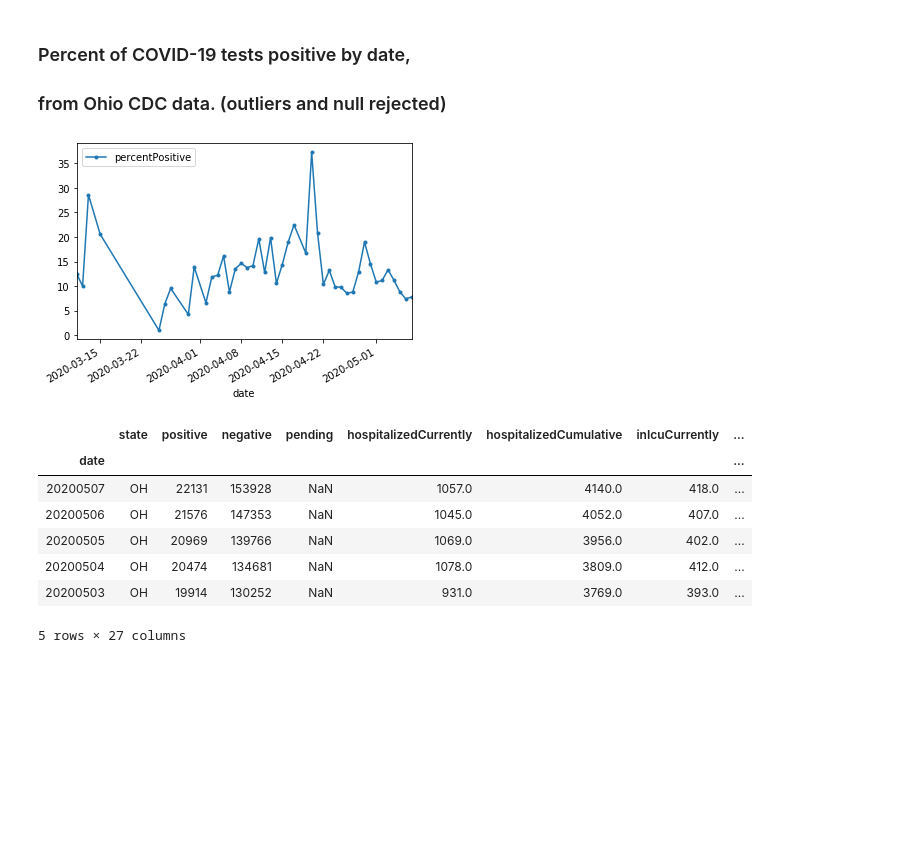
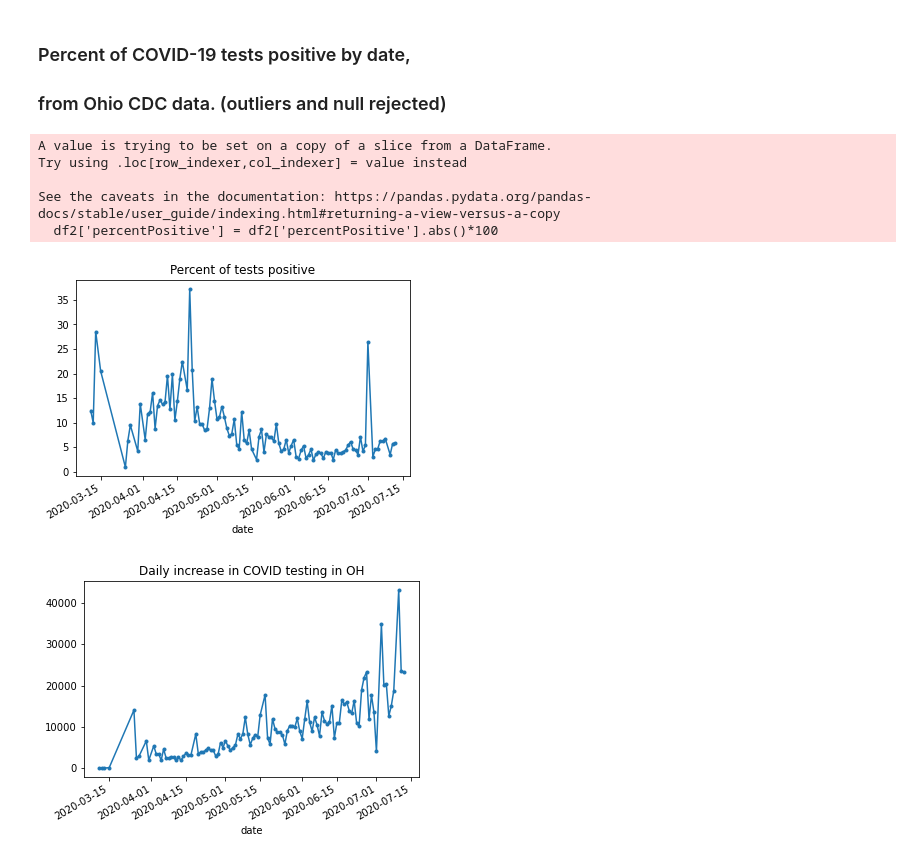
Before and after one commit to mpeaton/cvanal, a Jupyter notebook: COVID-19.ipynb, the cells around one changed output. Cells and saved outputs as stored; diff of their text form; code cells hidden in the pictures; blank space fills up the shorter version.

```diff
--- a/COVID-19.ipynb
+++ b/COVID-19.ipynb
@@ -3,36 +7,35 @@
 # %% [markdown]
 ### Percent of COVID-19 tests positive by date,
 ### from Ohio CDC data.  (outliers and null rejected)
+# %%
+state='OH'
 # %%
-import requests,json
-import pandas as pd
-
 result = requests.get("https://covidtracking.com/api/states/daily")
 data = json.loads(result.content)
-df = pd.DataFrame([ d for d in data if d['state']=='OH'])
+df = pd.DataFrame([ d for d in data if d['state']==state])
+df['date'] = pd.to_datetime(df['date'],format='%Y%m%d')
+df = df.set_index('date')
 
 df['percentPositive'] =  df.positiveIncrease / df.totalTestResultsIncrease
 
 notNullorOneorZero =  ~df['percentPositive'].isnull() & (df['percentPositive']!=1) & (df['percentPositive']!=0)
 notTooBig = ~(df['percentPositive'] > .5)
 
-df_percent = df[['date','percentPositive']][ notNullorOneorZero & notTooBig ]
+df2 = df[ notNullorOneorZero & notTooBig ]
 
-df_percent['date'] = pd.to_datetime(df_percent['date'],format='%Y%m%d')
-df_percent['percentPositive'] = df_percent['percentPositive'].abs()*100
-
-a1 = df_percent.set_index('date').plot(marker='.')
+df2['percentPositive'] = df2['percentPositive'].abs()*100
+#df_percent = df2.loc[:,'percentPositive']
+a1 = df2.percentPositive.plot(marker='.',title='Percent of tests positive')
 a1.figure.savefig('percent',dpi=100)
 # %% [output]
+A value is trying to be set on a copy of a slice from a DataFrame.
+Try using .loc[row_indexer,col_indexer] = value instead
+
+See the caveats in the documentation: https://pandas.pydata.org/pandas-docs/stable/user_guide/indexing.html#returning-a-view-versus-a-copy
+  df2['percentPositive'] = df2['percentPositive'].abs()*100
-[figure, old version]
+[figure, new version]
-# %%
-df.set_index('date').head()
-# %% [output]
-|  | state | positive | negative | pending | hospitalizedCurrently | hospitalizedCumulative | inIcuCurrently | ... |
-| date |  |  |  |  |  |  |  | ... |
-| 20200507 | OH | 22131 | 153928 | NaN | 1057.0 | 4140.0 | 418.0 | ... |
-| 20200506 | OH | 21576 | 147353 | NaN | 1045.0 | 4052.0 | 407.0 | ... |
-| 20200505 | OH | 20969 | 139766 | NaN | 1069.0 | 3956.0 | 402.0 | ... |
-| 20200504 | OH | 20474 | 134681 | NaN | 1078.0 | 3809.0 | 412.0 | ... |
-| 20200503 | OH | 19914 | 130252 | NaN | 931.0 | 3769.0 | 393.0 | ... |
-5 rows × 27 columns
+# %%
+a2 = df2.totalTestResultsIncrease.plot(marker='.',title=f'Daily increase in COVID testing in {state}')
+a2.figure.savefig('testing',dpi=100)
+# %% [output]
+[figure, added]
```
Also changed, not shown: parts of 4 cells of this notebook, 2 other files.
